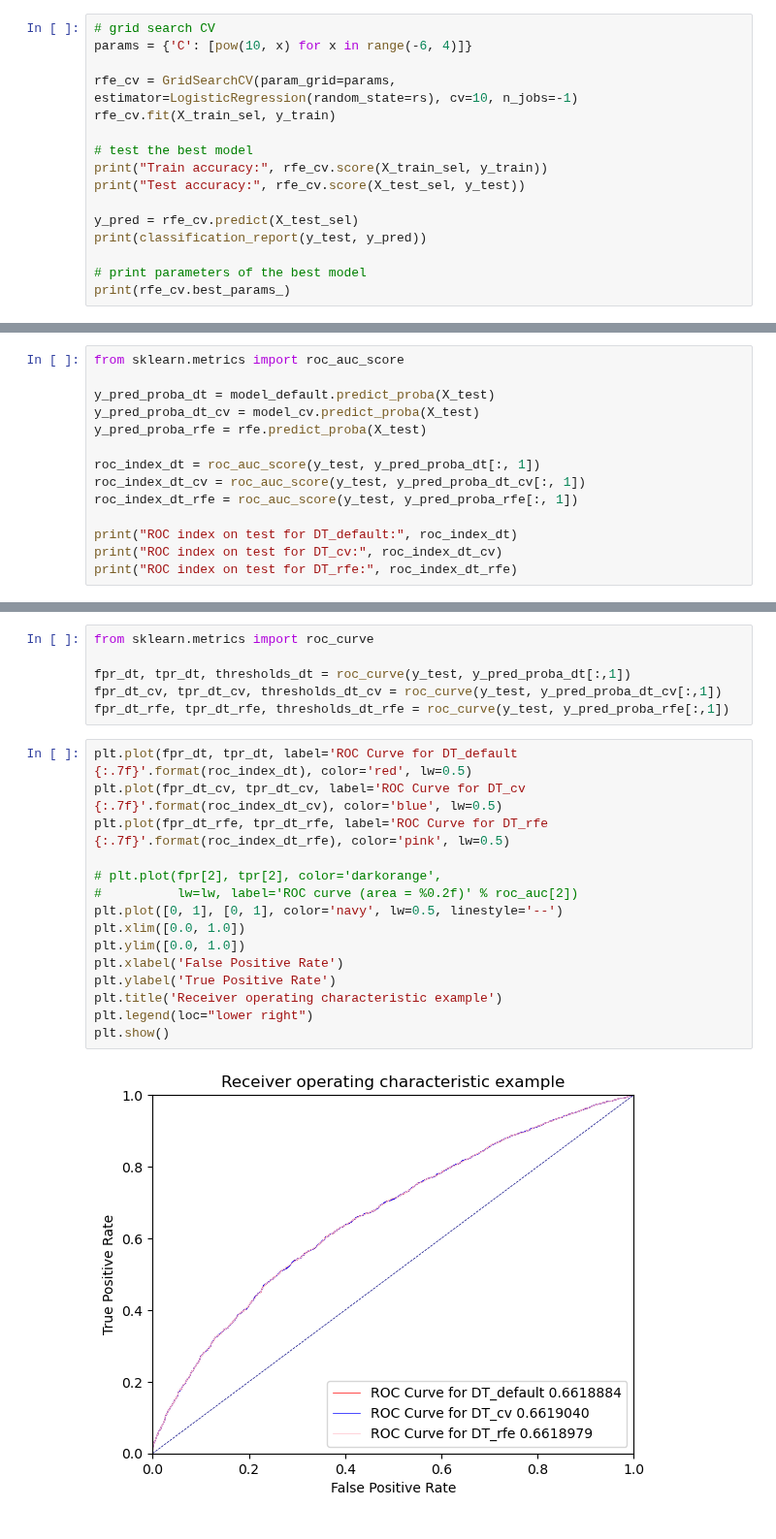
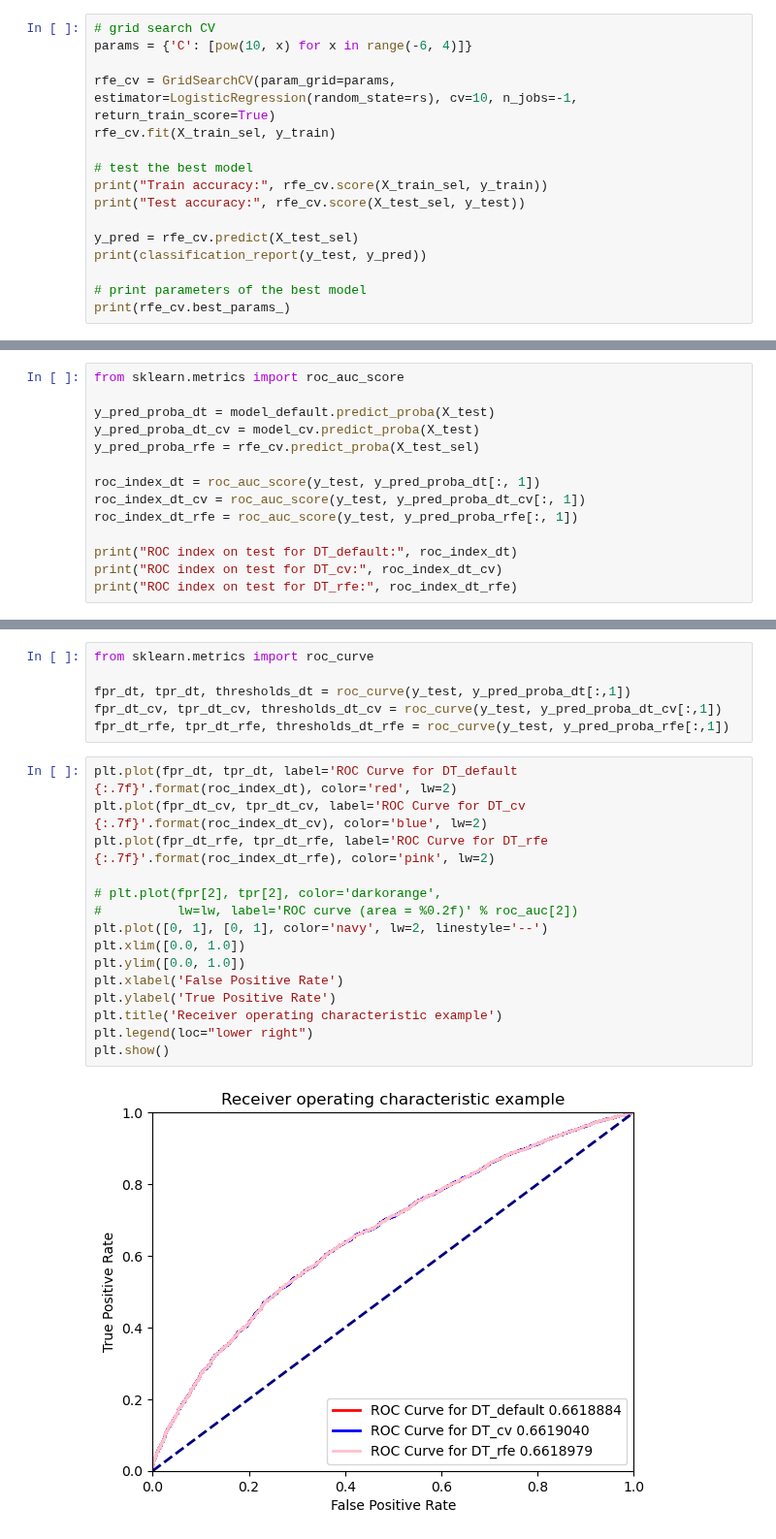
Before and after one commit to NhiNguyen2304/IFN509, a Jupyter notebook: Assignment2/Assignment2_ProjectC-Regression.ipynb, the cells around one changed output, grey strips where cells are left out. Shown at 97% size. Drawn from its saved outputs; the diff is of its cells as text.

Commit message:
update for regression model

```diff
--- a/Assignment2/Assignment2_ProjectC-Regression.ipynb
+++ b/Assignment2/Assignment2_ProjectC-Regression.ipynb
@@ -452,7 +446,7 @@ X_test_sel = rfe.transform(X_test)
 # grid search CV
 params = {'C': [pow(10, x) for x in range(-6, 4)]}
 
-rfe_cv = GridSearchCV(param_grid=params, estimator=LogisticRegression(random_state=rs), cv=10, n_jobs=-1)
+rfe_cv = GridSearchCV(param_grid=params, estimator=LogisticRegression(random_state=rs), cv=10, n_jobs=-1, return_train_score=True)
 rfe_cv.fit(X_train_sel, y_train)
 
 # test the best model
@@ -583,7 +536,7 @@ from sklearn.metrics import roc_auc_score
 
 y_pred_proba_dt = model_default.predict_proba(X_test)
 y_pred_proba_dt_cv = model_cv.predict_proba(X_test)
-y_pred_proba_rfe = rfe.predict_proba(X_test)
+y_pred_proba_rfe = rfe_cv.predict_proba(X_test_sel)
 
 roc_index_dt = roc_auc_score(y_test, y_pred_proba_dt[:, 1])
 roc_index_dt_cv = roc_auc_score(y_test, y_pred_proba_dt_cv[:, 1])
@@ -603,19 +556,19 @@ fpr_dt, tpr_dt, thresholds_dt = roc_curve(y_test, y_pred_proba_dt[:,1])
 fpr_dt_cv, tpr_dt_cv, thresholds_dt_cv = roc_curve(y_test, y_pred_proba_dt_cv[:,1])
 fpr_dt_rfe, tpr_dt_rfe, thresholds_dt_rfe = roc_curve(y_test, y_pred_proba_rfe[:,1])
 # %%
-plt.plot(fpr_dt, tpr_dt, label='ROC Curve for DT_default {:.7f}'.format(roc_index_dt), color='red', lw=0.5)
-plt.plot(fpr_dt_cv, tpr_dt_cv, label='ROC Curve for DT_cv {:.7f}'.format(roc_index_dt_cv), color='blue', lw=0.5)
-plt.plot(fpr_dt_rfe, tpr_dt_rfe, label='ROC Curve for DT_rfe {:.7f}'.format(roc_index_dt_rfe), color='pink', lw=0.5)
+plt.plot(fpr_dt, tpr_dt, label='ROC Curve for DT_default {:.7f}'.format(roc_index_dt), color='red', lw=2)
+plt.plot(fpr_dt_cv, tpr_dt_cv, label='ROC Curve for DT_cv {:.7f}'.format(roc_index_dt_cv), color='blue', lw=2)
+plt.plot(fpr_dt_rfe, tpr_dt_rfe, label='ROC Curve for DT_rfe {:.7f}'.format(roc_index_dt_rfe), color='pink', lw=2)
 
 # plt.plot(fpr[2], tpr[2], color='darkorange',
 #          lw=lw, label='ROC curve (area = %0.2f)' % roc_auc[2])
-plt.plot([0, 1], [0, 1], color='navy', lw=0.5, linestyle='--')
+plt.plot([0, 1], [0, 1], color='navy', lw=2, linestyle='--')
 plt.xlim([0.0, 1.0])
 plt.ylim([0.0, 1.0])
 plt.xlabel('False Positive Rate')
 plt.ylabel('True Positive Rate')
 plt.title('Receiver operating characteristic example')
 plt.legend(loc="lower right")
 plt.show()
 # %% [output]
-[figure, old version]
+[figure, new version]
```
Also changed, not shown: parts of 15 cells of this notebook.
